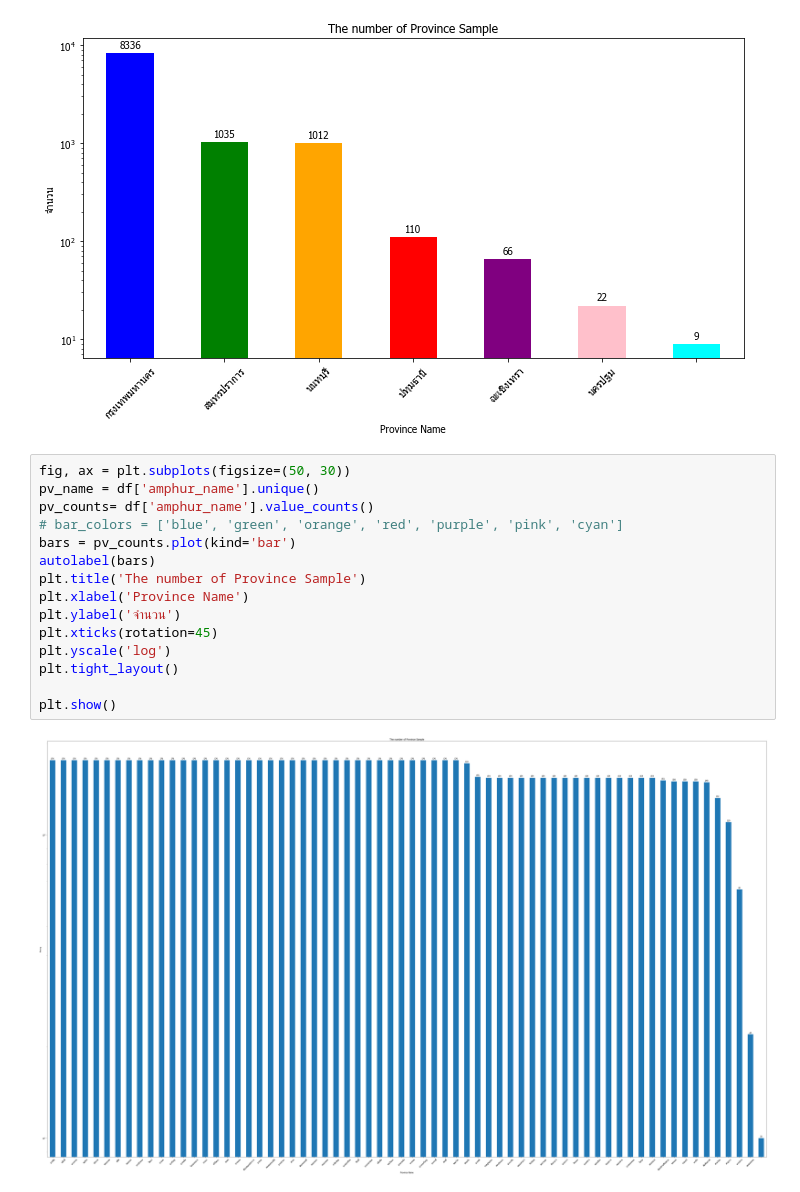
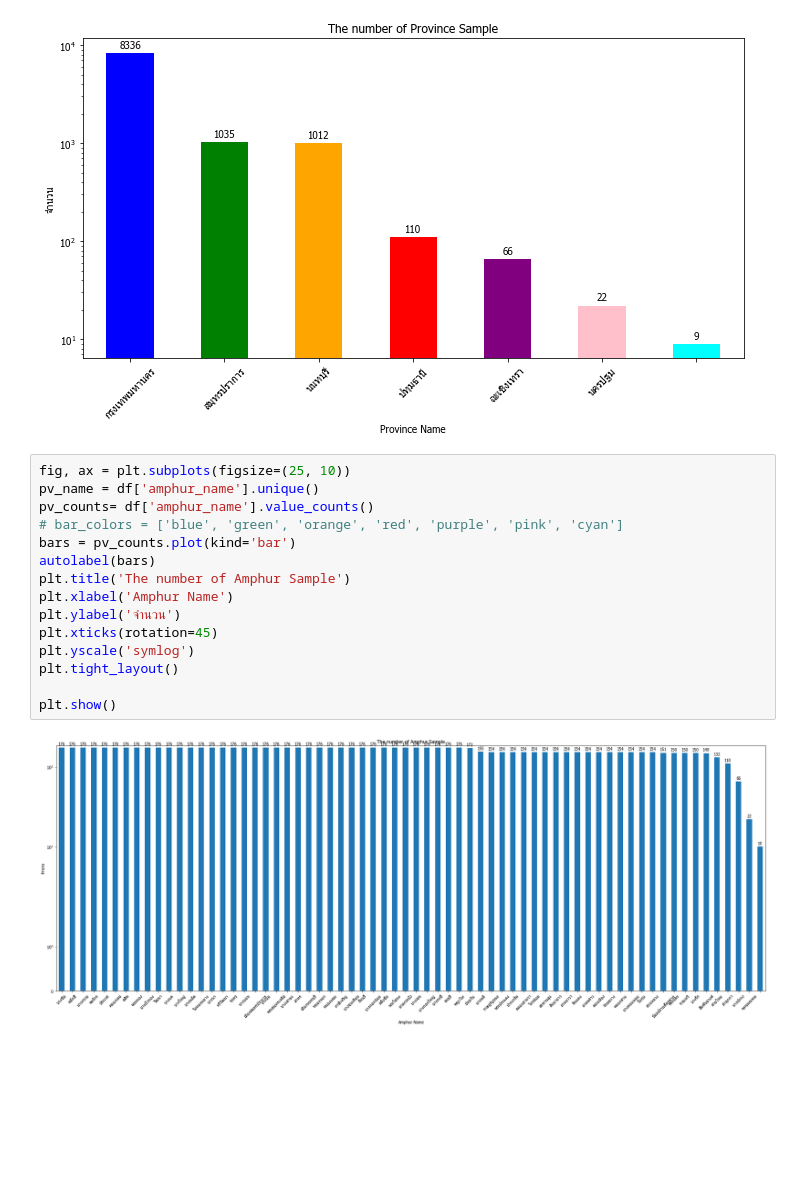
Before and after one commit to siritoei/mwa_consumption, a Jupyter notebook: ex01.ipynb, the cells around one changed output. Saved outputs shown, nothing was run; the diff lists cells and outputs as text; blank space fills up the shorter version.

```diff
--- a/ex01.ipynb
+++ b/ex01.ipynb
@@ -160,19 +160,19 @@ plt.show()
 # %% [output]
 [figure]
 # %%
-fig, ax = plt.subplots(figsize=(50, 30))
+fig, ax = plt.subplots(figsize=(25, 10))
 pv_name = df['amphur_name'].unique()
 pv_counts= df['amphur_name'].value_counts()
 # bar_colors = ['blue', 'green', 'orange', 'red', 'purple', 'pink', 'cyan']
 bars = pv_counts.plot(kind='bar')
 autolabel(bars)
-plt.title('The number of Province Sample')
-plt.xlabel('Province Name')
+plt.title('The number of Amphur Sample')
+plt.xlabel('Amphur Name')
 plt.ylabel('จำนวน')
 plt.xticks(rotation=45)
-plt.yscale('log')
+plt.yscale('symlog')
 plt.tight_layout()
 
 plt.show()
 # %% [output]
-[figure, old version]
+[figure, new version]
```
